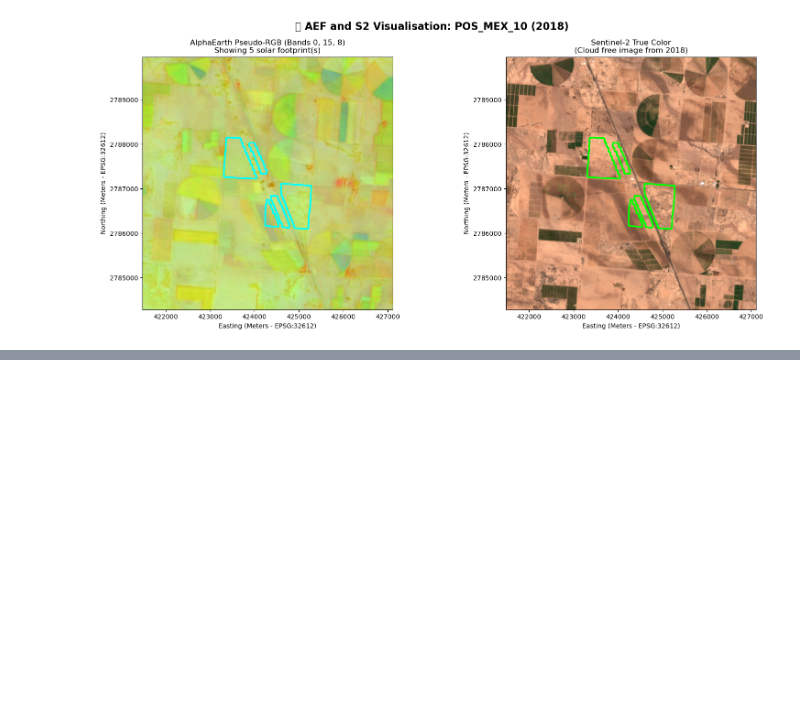
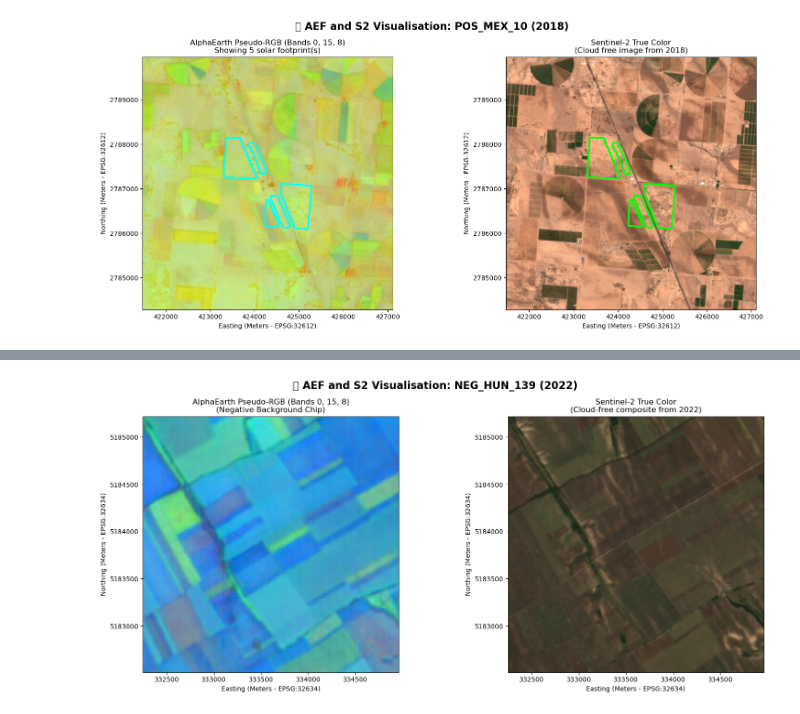
Before and after one commit to Abdullahr29/Solar-Siting, a Jupyter notebook: AlphaEarth_Solar_Model_Training.ipynb, the cells around one changed output, grey strips where cells are left out. Saved outputs shown, nothing was run; the diff lists cells and outputs as text; code cells hidden in the pictures; blank space fills up the shorter version.

Commit message:
negative vis

```diff
--- a/AlphaEarth_Solar_Model_Training.ipynb
+++ b/AlphaEarth_Solar_Model_Training.ipynb
@@ -1959,7 +1959,7 @@ def get_utm_epsg(lon, lat):
 # 🎛️ BATCH CONTROL PANEL
 # ==========================================
 GPKG_FILE = "global_solar_ml_pipeline.gpkg"
-DATASET_TO_RUN = "positive"  # Toggle between "positive" and "negative"
+DATASET_TO_RUN = "negative"  # Toggle between "positive" and "negative"
 BATCH_SIZE = 1000            # Safe batch chunk
 DRIVE_FOLDER = "aef_solar_chips"
 # ==========================================
@@ -2150,7 +2150,7 @@ Saving patched database to disk...
 # %% [markdown]
 ## Data Visualisation
 # %%
-file_path = "./POS_UNI_1_2017.tif"
+file_path = "./NEG_HUN_139_2022.tif"
 
 print("Reading embedding chip and tracking spatial extent...")
 with rasterio.open(file_path) as src:
@@ -2352,3 +2352,93 @@ Normalizing AlphaEarth embedding array (Pseudo-RGB)...
 Streaming corresponding Sentinel-2 true-color composite via GEE REST API...
 Rendering dashboard layouts...
 [figure]
+# %%
+# ==========================================
+# 1. DYNAMIC CONFIGURATION (Only change this!)
+# ==========================================
+# Change this to your negative chip filename
+raster_path = "NEG_HUN_139_2022.tif"
+
+# Automatically extract the ID and Year from the filename
+filename_no_ext = raster_path.replace('.tif', '')
+chip_id, year_str = filename_no_ext.rsplit('_', 1)
+target_year = int(year_str)
+
+print(f"🎯 Auto-Target Locked: {chip_id} | Year: {target_year}")
+
+# ==========================================
+# 2. LOAD RASTER & SPATIAL GRIDS
+# ==========================================
+print("Opening AlphaEarth raster to anchor spatial extent...")
+with rasterio.open(raster_path) as src:
+    img_data = src.read()
+    raster_crs = src.crs
+    bounds = src.bounds
+    extent = [bounds.left, bounds.right, bounds.bottom, bounds.top]
+    bbox_geom = box(bounds.left, bounds.bottom, bounds.right, bounds.top)
+
+# ==========================================
+# 3. ALPHAEARTH NORMALIZATION
+# ==========================================
+print("Normalizing AlphaEarth embedding array (Pseudo-RGB)...")
+img_display = img_data[[0, 15, 8], :, :].transpose(1, 2, 0)
+img_min, img_max = np.nanmin(img_display), np.nanmax(img_display)
+img_display = (img_display - img_min) / (img_max - img_min + 1e-8)
+
+# ==========================================
+# 4. LIGHTWEIGHT SENTINEL-2 STREAM (SEAMLESS MOSAIC)
+# ==========================================
+print("Streaming corresponding Sentinel-2 true-color composite via GEE REST API...")
+
+# Translate the bounding box for the Earth Engine API query
+bounds_4326 = gpd.GeoSeries([bbox_geom], crs=raster_crs).to_crs("EPSG:4326").total_bounds
+ee_bounds = ee.Geometry.Rectangle(list(bounds_4326))
+
+s2_collection = ee.ImageCollection("COPERNICUS/S2_SR_HARMONIZED")
+
+# Filter for the year and bounds, and drop heavily clouded scenes
+s2_match = (s2_collection
+            .filterDate(f'{target_year}-01-01', f'{target_year}-12-31')
+            .filterBounds(ee_bounds)
+            .filter(ee.Filter.lt('CLOUDY_PIXEL_PERCENTAGE', 20)))
+
+if s2_match.size().getInfo() == 0:
+    print("⚠️ No clear Sentinel-2 imagery found for this exact box and year. Returning blank panel.")
+    s2_img = np.zeros((512, 512, 3))
+else:
+    # Create a seamless median composite instead of a single clipped scene
+    s2_composite = s2_match.median()
+
+    thumb_url = s2_composite.visualize(bands=['B4', 'B3', 'B2'], min=0, max=3000).getThumbURL({
+        'region': ee_bounds,
+        'dimensions': 1024,
+        'format': 'png',
+        'crs': str(raster_crs).upper()
+    })
+
+    response = requests.get(thumb_url)
+    s2_img = np.array(Image.open(BytesIO(response.content)))
+
+# ==========================================
+# 5. DASHBOARD DISPLAY
+# ==========================================
+print("Rendering dashboard layouts...")
+fig, axes = plt.subplots(1, 2, figsize=(16, 7))
+fig.suptitle(f"🛰️ AEF and S2 Visualisation: {chip_id} ({target_year})", fontsize=16, fontweight='bold')
+
+# --- PANEL 1: ALPHAEARTH ---
+axes[0].imshow(img_display, extent=extent)
+axes[0].set_title("AlphaEarth Pseudo-RGB (Bands 0, 15, 8)\n(Negative Background Chip)")
+
+# --- PANEL 2: SENTINEL-2 ---
+axes[1].imshow(s2_img, extent=extent)
+axes[1].set_title(f"Sentinel-2 True Color\n(Cloud-free composite from {target_year})")
+
+for ax in axes:
+    ax.set_xlabel(f"Easting (Meters - {raster_crs})")
+    ax.set_ylabel(f"Northing (Meters - {raster_crs})")
+    ax.ticklabel_format(style='plain', axis='both')
+
+plt.tight_layout()
+plt.show()
+# %% [output]
@@ -2354,0 +2450 @@ Rendering dashboard layouts...
+[figure, added]
```
Also changed, not shown: parts of 3 cells of this notebook.
